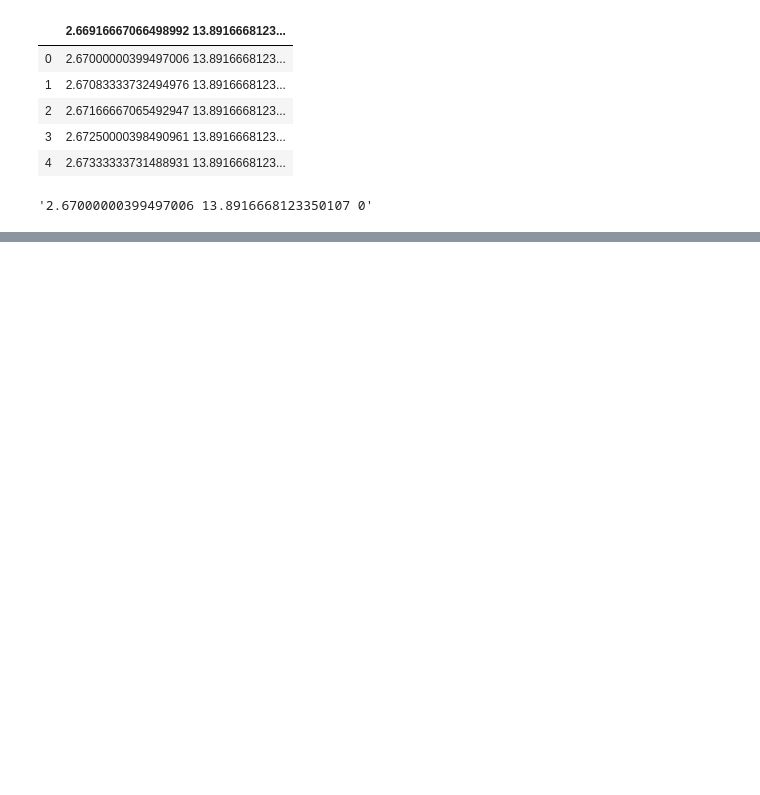
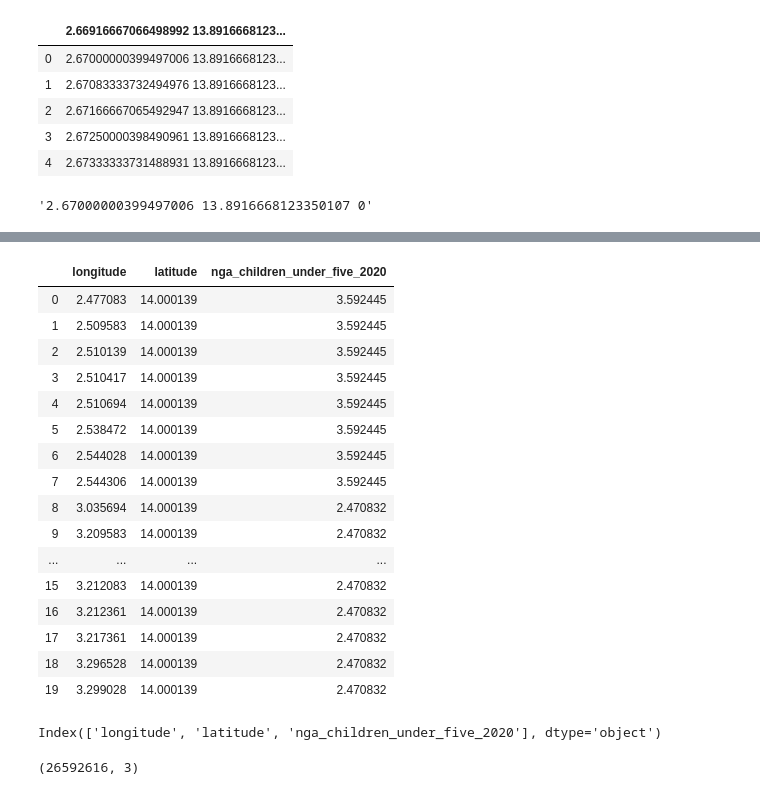
Before and after one commit to guipsamora/notify_health_2, a Jupyter notebook: notify_health.ipynb, the cells around one changed output, grey strips where cells are left out. Cells and saved outputs as stored; diff of their text form; code cells hidden in the pictures; blank space fills up the shorter version.

```diff
--- a/notify_health.ipynb
+++ b/notify_health.ipynb
@@ -49,0 +96,32 @@ filtered_gdf.head(5)
+# %%
+# nga_children_under_five_2020.csv
+
+# Load XYZ data
+pop_den_df = pd.read_csv("nga_children_under_five_2020.csv")
+pop_den_df.head(20)
+# %% [output]
+|  | longitude | latitude | nga_children_under_five_2020 |
+| 0 | 2.477083 | 14.000139 | 3.592445 |
+| 1 | 2.509583 | 14.000139 | 3.592445 |
+| 2 | 2.510139 | 14.000139 | 3.592445 |
+| 3 | 2.510417 | 14.000139 | 3.592445 |
+| 4 | 2.510694 | 14.000139 | 3.592445 |
+| 5 | 2.538472 | 14.000139 | 3.592445 |
+| 6 | 2.544028 | 14.000139 | 3.592445 |
+| 7 | 2.544306 | 14.000139 | 3.592445 |
+| 8 | 3.035694 | 14.000139 | 2.470832 |
+| 9 | 3.209583 | 14.000139 | 2.470832 |
+| ... | ... | ... | ... |
+| 15 | 3.212083 | 14.000139 | 2.470832 |
+| 16 | 3.212361 | 14.000139 | 2.470832 |
+| 17 | 3.217361 | 14.000139 | 2.470832 |
+| 18 | 3.296528 | 14.000139 | 2.470832 |
+| 19 | 3.299028 | 14.000139 | 2.470832 |
+# %%
+pop_den_df.columns
+# %% [output]
+Index(['longitude', 'latitude', 'nga_children_under_five_2020'], dtype='object')
+# %%
+pop_den_df.shape
+# %% [output]
+(26592616, 3)
```
Also changed, not shown: parts of 11 cells of this notebook, 4 other files.
